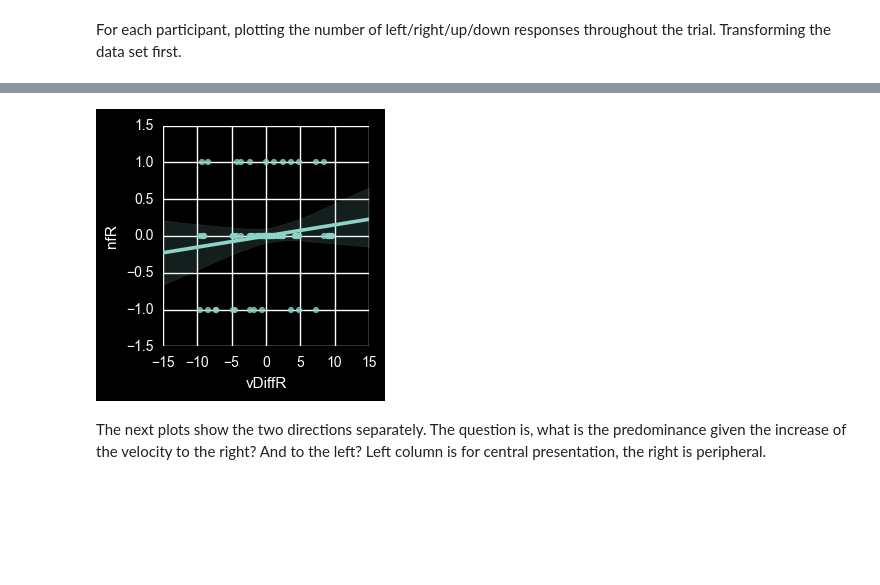
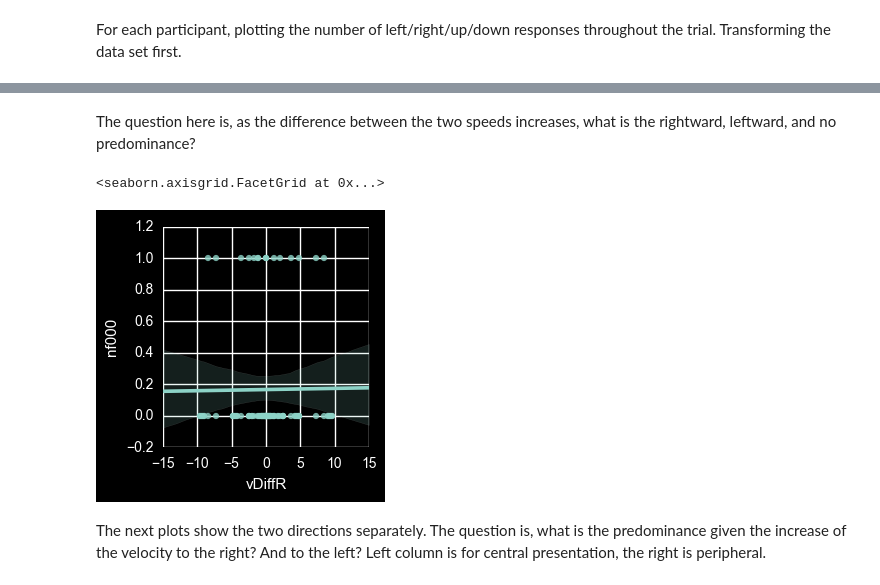
Before and after one commit to egorananyev/mc, a Jupyter notebook: analysis/mcvct.ipynb, the cells around one changed output, grey strips where cells are left out. Drawn from its saved outputs; the diff is of its cells as text; code cells hidden in the pictures; blank space fills up the shorter version.

```diff
--- a/analysis/mcvct.ipynb
+++ b/analysis/mcvct.ipynb
@@ -9,13 +9,16 @@ import os, glob
 # %% [markdown]
 Loading the data:
 # %%
-dataDir = os.path.abspath(os.path.join(os.getcwd(), '..', '..', 'data'))
-allSubjDirs = glob.glob(dataDir + os.sep + 'mcvct*')
-print allSubjDirs
+%matplotlib inline
+plt.style.use('dark_background')
+expName = 'mcvct'
+dataDir = os.path.abspath(os.path.join(os.getcwd(), '..', '..', 'data/', expName))
+allSubjDirs = glob.glob(dataDir + '/' + expName + '*')
+#print allSubjDirs
 subjDir = allSubjDirs[0] # this will eventually go through a loop
-print subjDir
-subjFilePath = glob.glob(subjDir + os.sep + 'mcvct*.csv')[0]
-print subjFilePath
+#print subjDir
+subjFilePath = glob.glob(subjDir + '/' + expName + '*.csv')[0]
+#print subjFilePath
 ds = pd.read_csv(subjFilePath)
 print ds.head(5)
 print ds.columns
@@ -106,10 +141,10 @@ The first plot shows simply the trend overall: as the speed keeps increasing tow
+# %% [markdown]
+The question here is, as the difference between the two speeds increases, what is the rightward, leftward, and no predominance?
 # %%
-%matplotlib inline
-plt.style.use('dark_background')
-ax = sns.lmplot(x='vDiffR', y='nfR', data=ds, size=3)
-plt.show()
+sns.lmplot(x='vDiffR', y='nf000', data=ds, size=3)
 # %% [output]
+<seaborn.axisgrid.FacetGrid at 0x...>
-[figure, old version]
+[figure, new version]
 # %% [markdown]
 The next plots show the two directions separately. The question is, what is the predominance given the increase of the velocity to the right? And to the left? Left column is for central presentation, the right is peripheral.
 # %%
```
Also changed, not shown: parts of 25 cells of this notebook, 3 other files.
